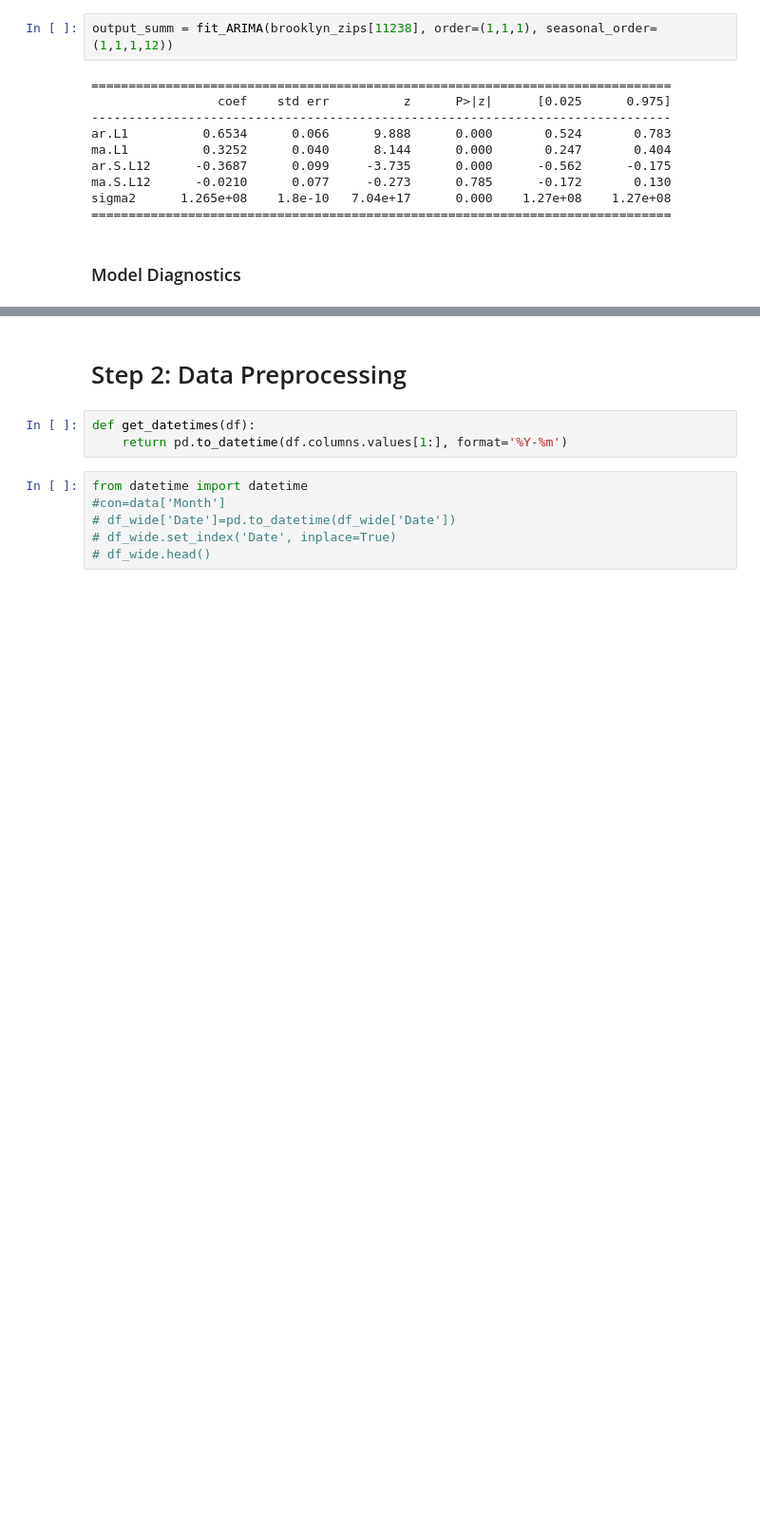
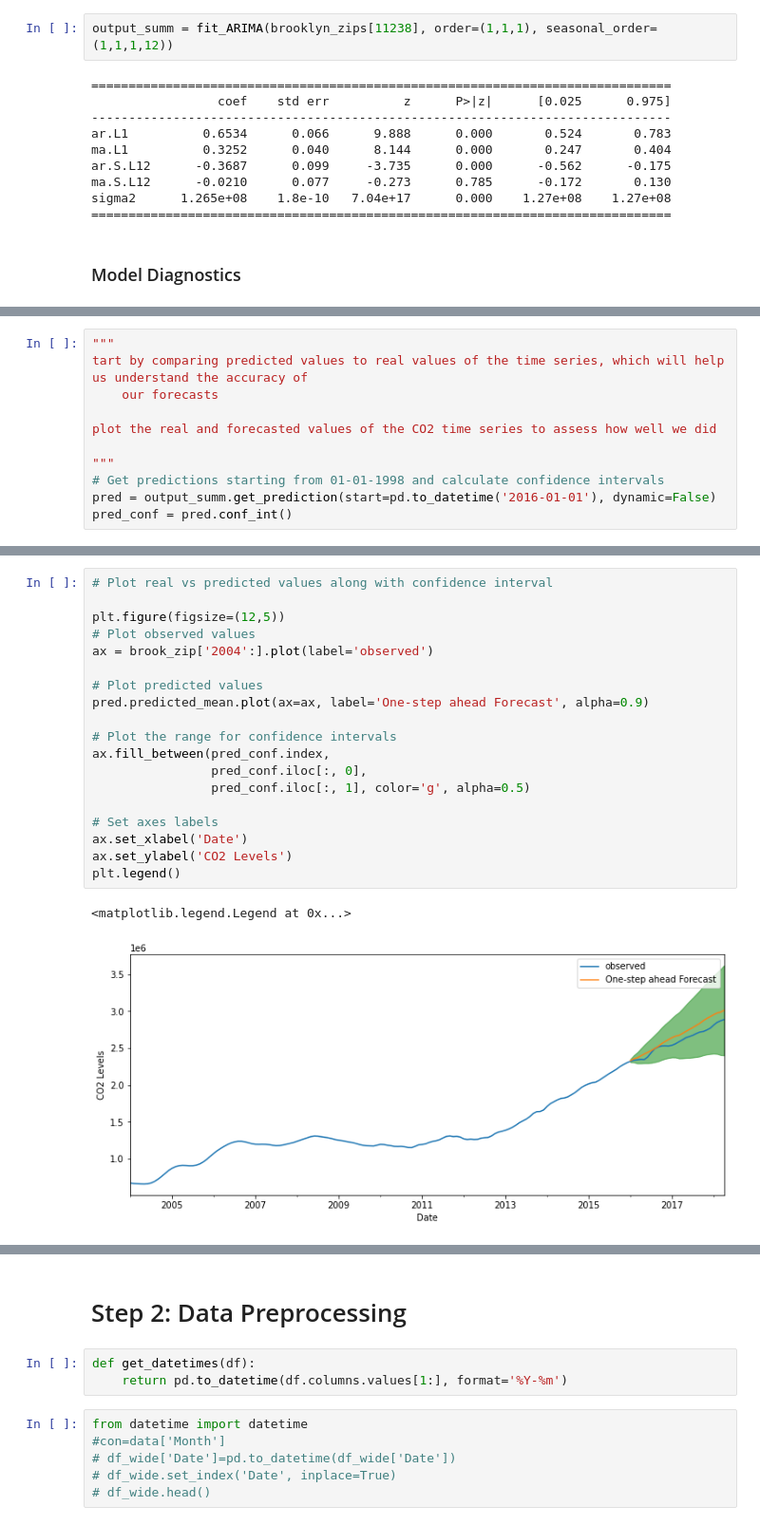
Before and after one commit to davidrtorres/Model-4-Brooklyn-Real-Estate-Investment, a Jupyter notebook: time-series/starter_notebook-Copy3.ipynb, the cells around one changed output, grey strips where cells are left out. Shown at 95% size. Drawn from its saved outputs; the diff is of its cells as text; blank space fills up the shorter version.

```diff
--- a/time-series/starter_notebook-Copy3.ipynb
+++ b/time-series/starter_notebook-Copy3.ipynb
@@ -638,0 +671,11 @@ output_summ.plot_diagnostics(figsize=(15, 18));
+# %%
+"""
+tart by comparing predicted values to real values of the time series, which will help us understand the accuracy of
+    our forecasts
+
+plot the real and forecasted values of the CO2 time series to assess how well we did
+
+"""
+# Get predictions starting from 01-01-1998 and calculate confidence intervals
+pred = output_summ.get_prediction(start=pd.to_datetime('2016-01-01'), dynamic=False)
+pred_conf = pred.conf_int()
@@ -638,0 +719,22 @@ output_summ.plot_diagnostics(figsize=(15, 18));
+# %%
+# Plot real vs predicted values along with confidence interval
+
+plt.figure(figsize=(12,5))
+# Plot observed values
+ax = brook_zip['2004':].plot(label='observed')
+
+# Plot predicted values
+pred.predicted_mean.plot(ax=ax, label='One-step ahead Forecast', alpha=0.9)
+
+# Plot the range for confidence intervals
+ax.fill_between(pred_conf.index,
+                pred_conf.iloc[:, 0],
+                pred_conf.iloc[:, 1], color='g', alpha=0.5)
+
+# Set axes labels
+ax.set_xlabel('Date')
+ax.set_ylabel('CO2 Levels')
+plt.legend()
+# %% [output]
+<matplotlib.legend.Legend at 0x...>
+[figure, added]
```
Also changed, not shown: parts of 55 cells of this notebook, 1 other file.
